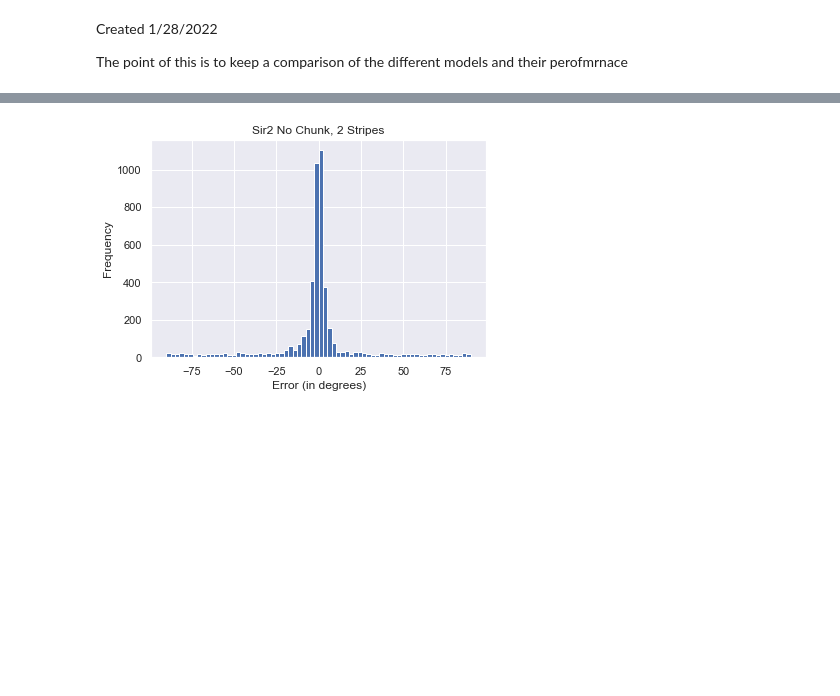
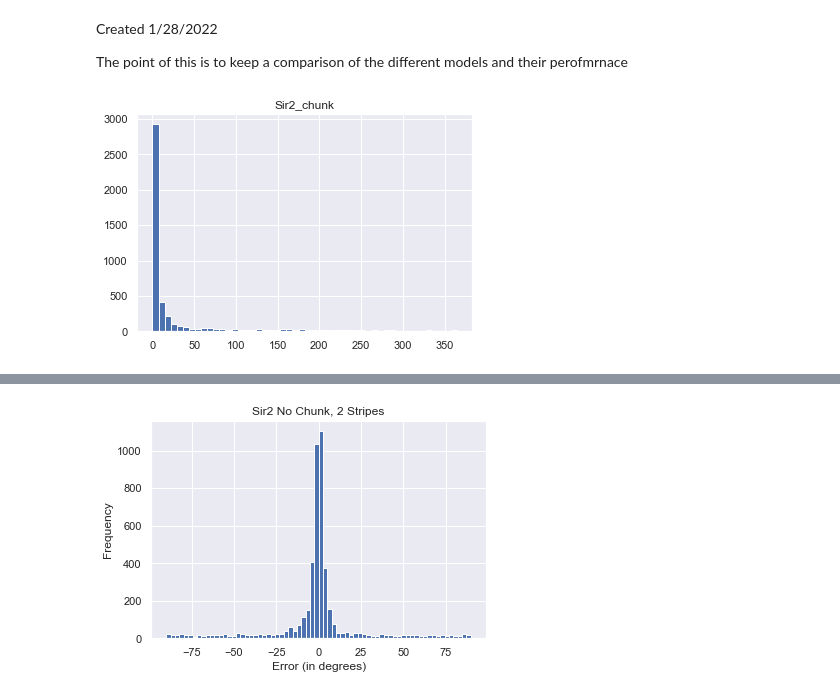
Before and after one commit to AneriSoni/workingmemory, a Jupyter notebook: analysis/ModelComparisons.ipynb, the cells around one changed output, grey strips where cells are left out. Saved outputs shown, nothing was run; the diff lists cells and outputs as text; code cells hidden in the pictures; blank space fills up the shorter version.

```diff
--- a/analysis/ModelComparisons.ipynb
+++ b/analysis/ModelComparisons.ipynb
@@ -10,3 +10,16 @@ import seaborn as sns
 import os
 sns.set()
 from decodedoutputdefs import Precision #class with the compiled definitions
+# %%
+base = "Z:/leabra/examples/workingmemory/sir2_chunk/results/Ring/2Stripe/hybrid/RewThresh5/"
+files = os.listdir(base)
+full_files = [base+f for f in files if 'EpcLog' not in f]
+p = Precision()
+err_sir2_chunk_orig = p.mult_models(full_files)
+
+plt.figure()
+plt.hist(err_sir2_chunk_orig, bins = 50)
+plt.title('Sir2_chunk')
+plt.show()
+# %% [output]
+[figure, added]
```
Also changed, not shown: parts of 2 cells of this notebook, 5 other files.
